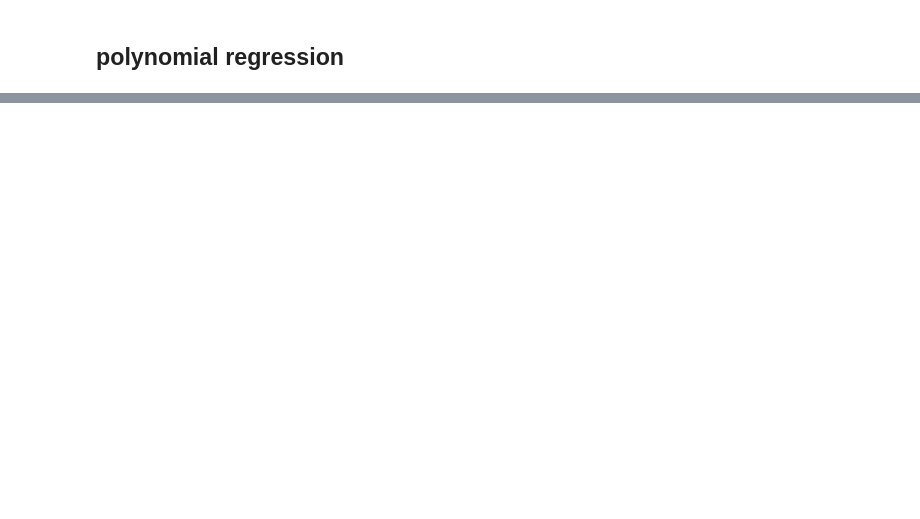
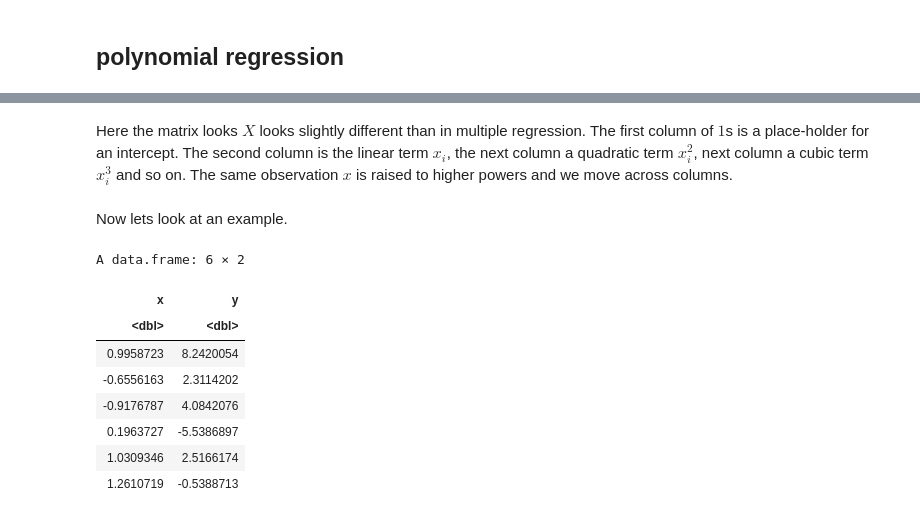
Before and after one commit to mhc-stat340-f2019-sec02/class2, a Jupyter notebook: simple_multiple_polynomial regression.ipynb, the cells around one changed output, grey strips where cells are left out. Cells and saved outputs as stored; diff of their text form; code cells hidden in the pictures; blank space fills up the shorter version.

```diff
--- a/simple_multiple_polynomial regression.ipynb
+++ b/simple_multiple_polynomial regression.ipynb
@@ -224,0 +262,20 @@ Now lets discuss how linear regression can apply to nonlinear relationships.
+# %% [markdown]
+Here the matrix looks $X$ looks slightly different than in multiple regression.
+The first column of $1$s is a place-holder for an intercept.
+The second column is the linear term $x_{i}$, the next column a quadratic term $x_{i}^{2}$, next column a cubic term $x_{i}^{3}$ and so on.
+The same observation $x$ is raised to higher powers and we move across columns.
+# %% [markdown]
+Now lets look at an example.
+# %%
+data <- read.csv('polynomialData.csv')
+head(data)
+# %% [output]
+A data.frame: 6 × 2
+| x | y |
+| <dbl> | <dbl> |
+| 0.9958723 | 8.2420054 |
+| -0.6556163 | 2.3114202 |
+| -0.9176787 | 4.0842076 |
+| 0.1963727 | -5.5386897 |
+| 1.0309346 | 2.5166174 |
+| 1.2610719 | -0.5388713 |
```
Also changed, not shown: parts of 10 cells of this notebook.
